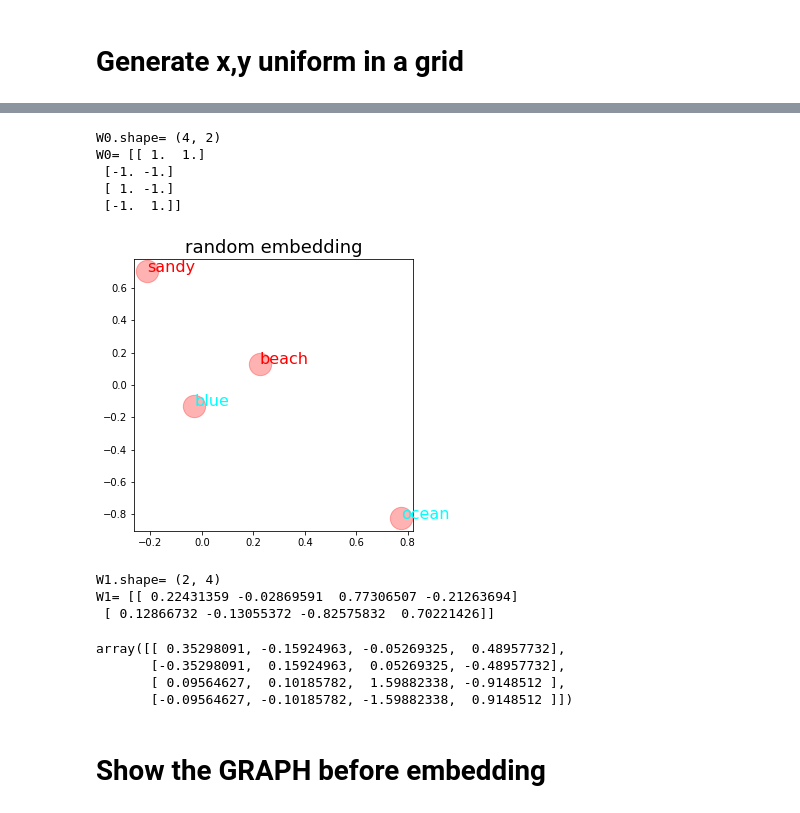
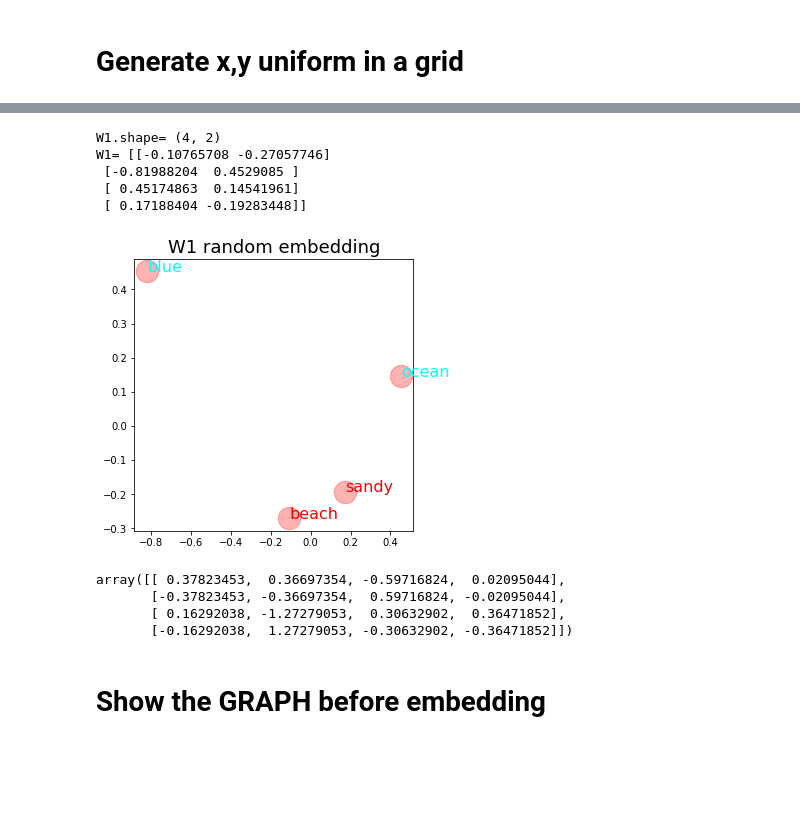
Before and after one commit to ftk1000/w2v_ftk1000, a Jupyter notebook: w2v_tf_4words.ipynb, the cells around one changed output, grey strips where cells are left out. Drawn from its saved outputs; the diff is of its cells as text; code cells hidden in the pictures; blank space fills up the shorter version.

```diff
--- a/w2v_tf_4words.ipynb
+++ b/w2v_tf_4words.ipynb
@@ -386,37 +419,26 @@ plot_words_x_y(x1=df_unif_rand['x1'], x2=df_unif_rand['x2'],
-# %%
-df_unif_rand[['x1','x2']]
-W0=np.array(df_unif_rand[['x1','x2']])
-print('W0.shape=',W0.shape)
-print('W0=', W0)
-# W0
-# %% [output]
-W0.shape= (4, 2)
-W0= [[ 1.  1.]
- [-1. -1.]
- [ 1. -1.]
- [-1.  1.]]
 # %%
 x1=np.random.uniform(low=-BOX_SIDE, high=BOX_SIDE, size=LEN_VOCAB)
 x2=np.random.uniform(low=-BOX_SIDE, high=BOX_SIDE, size=LEN_VOCAB)
-plot_words_x_y( x1=x1, x2=x2,  vocab=vocab, ttl='random embedding',
-               wcolor=df_vocab.color)
+W1=np.array([x1,x2]).T
+print('W1.shape=',W1.shape)
+print('W1=', W1)
+plot_words_v0(W=W1, vocab=vocab, ttl='W1 random embedding',  wcolor=df_vocab.color)
+# plot_words_x_y( x1=x1, x2=x2,  vocab=vocab, ttl='random embedding',
+#                wcolor=df_vocab.color)
 # %% [output]
+W1.shape= (4, 2)
+W1= [[-0.10765708 -0.27057746]
+ [-0.81988204  0.4529085 ]
+ [ 0.45174863  0.14541961]
+ [ 0.17188404 -0.19283448]]
-[figure, old version]
+[figure, new version]
-# %%
-W1=np.array([x1,x2])
-print('W1.shape=',W1.shape)
-print('W1=', W1)
-# %% [output]
-W1.shape= (2, 4)
-W1= [[ 0.22431359 -0.02869591  0.77306507 -0.21263694]
- [ 0.12866732 -0.13055372 -0.82575832  0.70221426]]
 # %%
-np.matmul(W0,W1)
+np.matmul(W0,W1.T)
 # %% [output]
-array([[ 0.35298091, -0.15924963, -0.05269325,  0.48957732],
-       [-0.35298091,  0.15924963,  0.05269325, -0.48957732],
-       [ 0.09564627,  0.10185782,  1.59882338, -0.9148512 ],
-       [-0.09564627, -0.10185782, -1.59882338,  0.9148512 ]])
+array([[ 0.37823453,  0.36697354, -0.59716824,  0.02095044],
+       [-0.37823453, -0.36697354,  0.59716824, -0.02095044],
+       [ 0.16292038, -1.27279053,  0.30632902,  0.36471852],
+       [-0.16292038,  1.27279053, -0.30632902, -0.36471852]])
 # %% [markdown]
 # Show the GRAPH before embedding
 # %%
```
Also changed, not shown: parts of 15 cells of this notebook.
